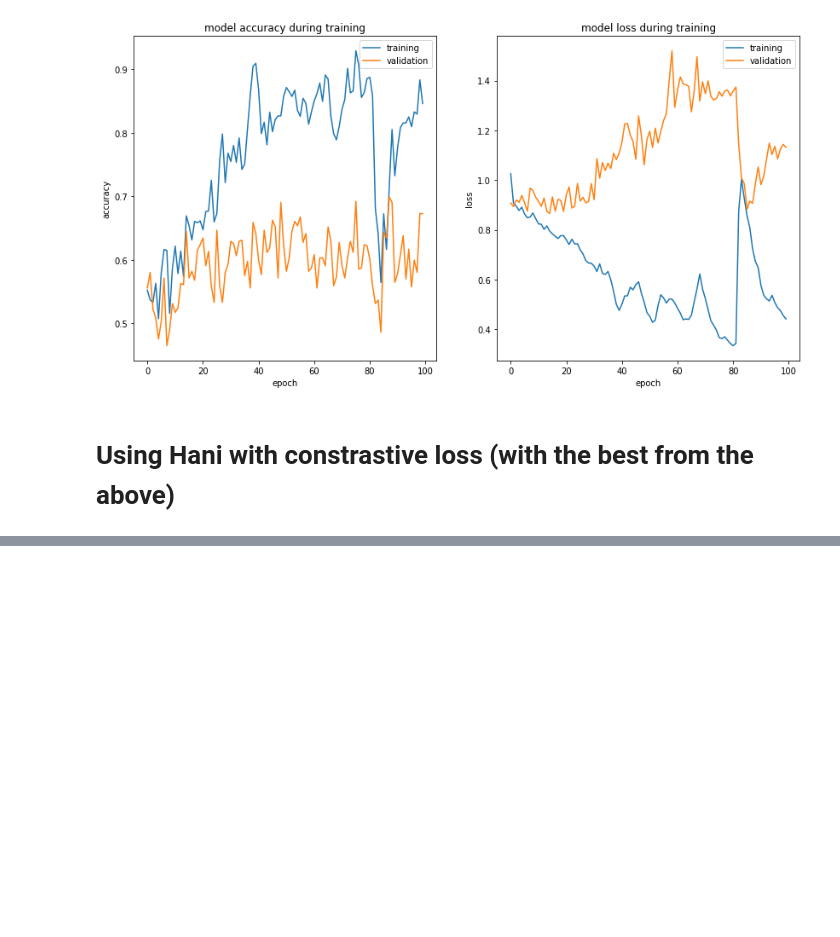
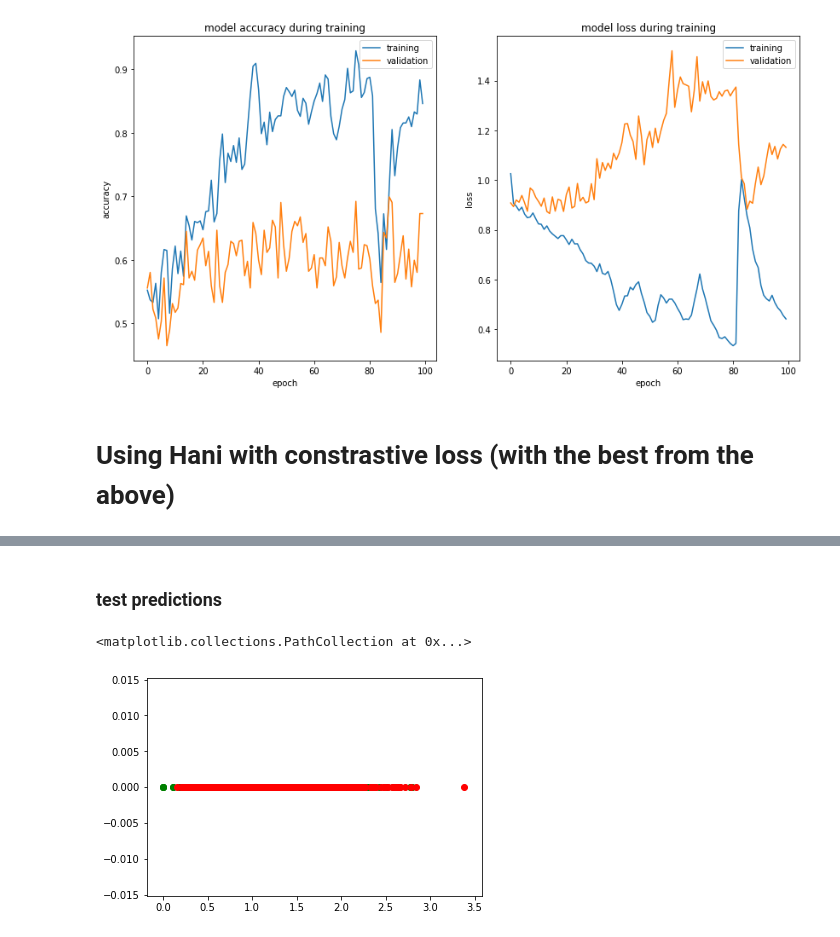
Before and after one commit to elisim/Deep-Learning-Intro, a Jupyter notebook: assignment2/Hani-Model.ipynb, the cells around one changed output, grey strips where cells are left out. Cells and saved outputs as stored; diff of their text form; code cells hidden in the pictures; blank space fills up the shorter version.

```diff
--- a/assignment2/Hani-Model.ipynb
+++ b/assignment2/Hani-Model.ipynb
@@ -181,0 +221,11 @@ Final test accuracy: 0.401
+# %% [markdown]
+### test predictions
+# %%
+import numpy as np
+y_pred, y = s_net_constrastive.predict(same_test_paths, diff_test_paths)
+
+plt.scatter(y_pred[np.where(y==0)],np.zeros(len(y_pred[np.where(y==0)])), c='green')
+plt.scatter(y_pred[np.where(y==1)],np.zeros(len(y_pred[np.where(y==1)])), c='red')
+# %% [output]
+<matplotlib.collections.PathCollection at 0x...>
+[figure, added]
```
Also changed, not shown: parts of 8 cells of this notebook, 8 other files.
